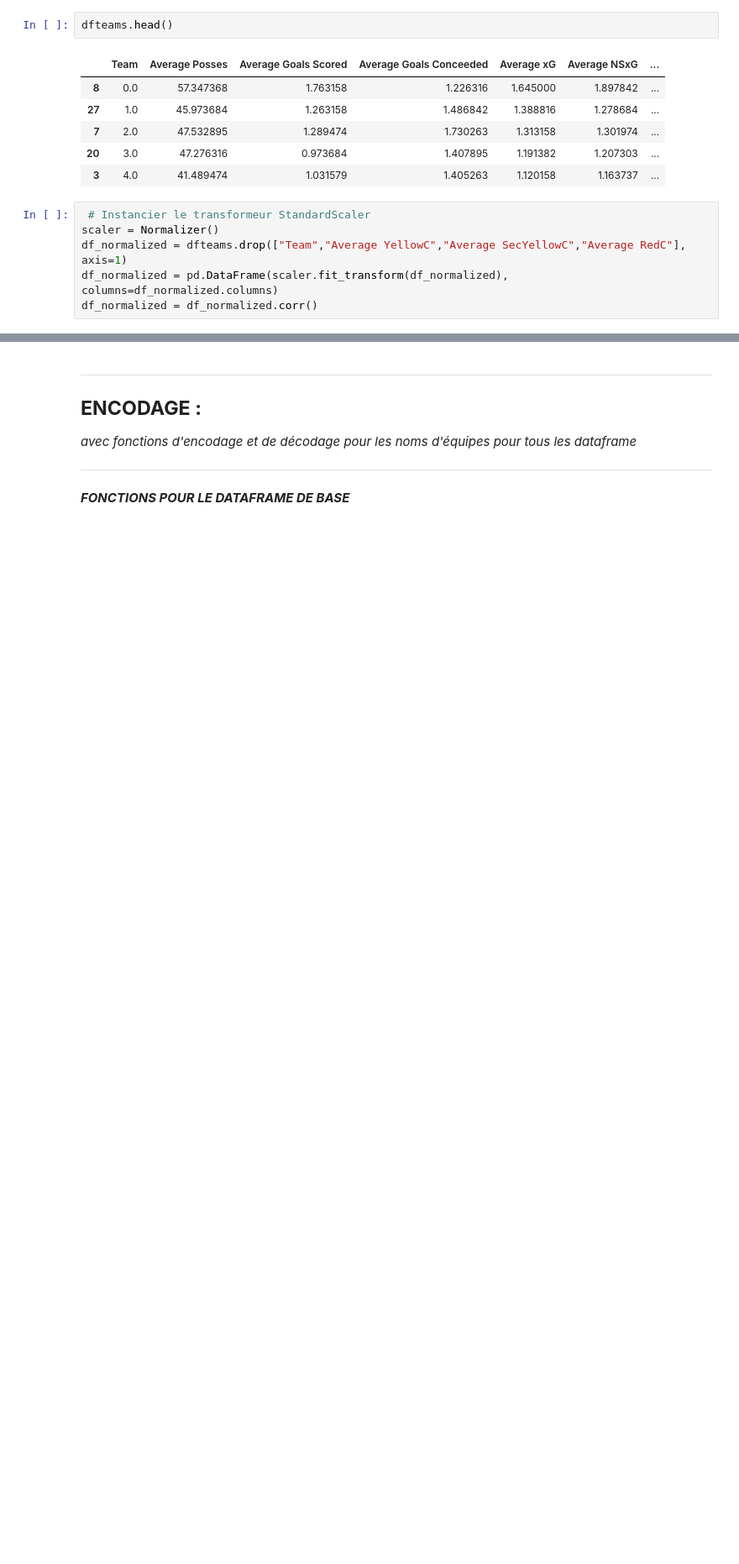
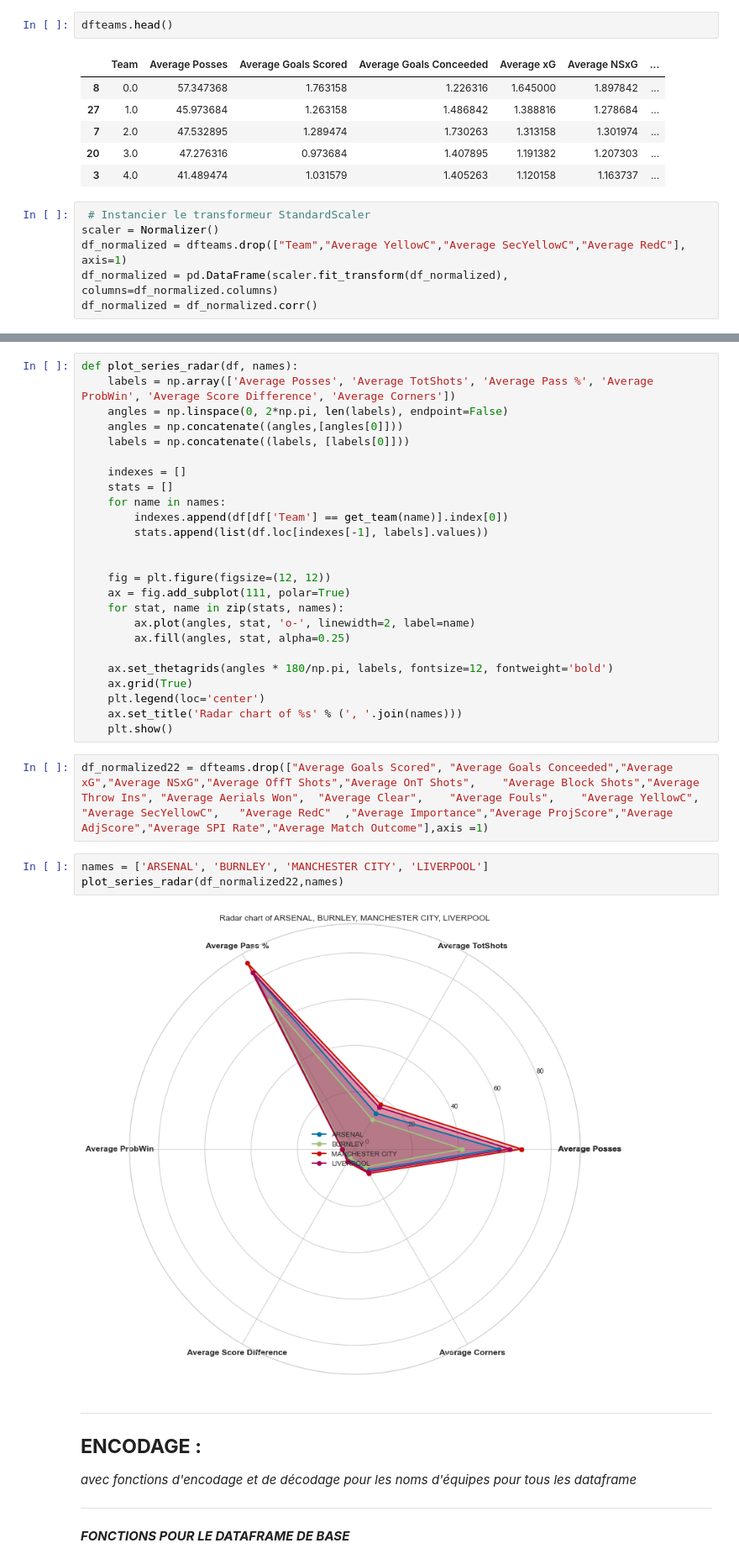
Before and after one commit to SamSamV/Predictions_Match_Outcome, a Jupyter notebook: toma1.ipynb, the cells around one changed output, grey strips where cells are left out. Shown at 84% size. Drawn from its saved outputs; the diff is of its cells as text; blank space fills up the shorter version.

```diff
--- a/toma1.ipynb
+++ b/toma1.ipynb
@@ -419,6 +433,38 @@ plt.tight_layout()
 plt.show()
 # %% [output]
 [figure]
+# %%
+def plot_series_radar(df, names):
+    labels = np.array(['Average Posses', 'Average TotShots', 'Average Pass %', 'Average ProbWin', 'Average Score Difference', 'Average Corners'])
+    angles = np.linspace(0, 2*np.pi, len(labels), endpoint=False)
+    angles = np.concatenate((angles,[angles[0]]))
+    labels = np.concatenate((labels, [labels[0]]))
+
+    indexes = []
+    stats = []
+    for name in names:
+        indexes.append(df[df['Team'] == get_team(name)].index[0])
+        stats.append(list(df.loc[indexes[-1], labels].values))
+
+
+    fig = plt.figure(figsize=(12, 12))
+    ax = fig.add_subplot(111, polar=True)
+    for stat, name in zip(stats, names):
+        ax.plot(angles, stat, 'o-', linewidth=2, label=name)
+        ax.fill(angles, stat, alpha=0.25)
+
+    ax.set_thetagrids(angles * 180/np.pi, labels, fontsize=12, fontweight='bold')
+    ax.grid(True)
+    plt.legend(loc='center')
+    ax.set_title('Radar chart of %s' % (', '.join(names)))
+    plt.show()
+# %%
+df_normalized22 = dfteams.drop(["Average Goals Scored",	"Average Goals Conceeded","Average xG","Average NSxG","Average OffT Shots","Average OnT Shots",	"Average Block Shots","Average Throw Ins",	"Average Aerials Won",	"Average Clear",	"Average Fouls",	"Average YellowC",	"Average SecYellowC",	"Average RedC"	,"Average Importance","Average ProjScore","Average AdjScore","Average SPI Rate","Average Match Outcome"],axis =1)
+# %%
+names = ['ARSENAL', 'BURNLEY', 'MANCHESTER CITY', 'LIVERPOOL']
+plot_series_radar(df_normalized22,names)
+# %% [output]
+[figure, added]
 # %% [markdown]
 ***
 ## **ENCODAGE :** ##
```
Also changed, not shown: parts of 7 cells of this notebook.
